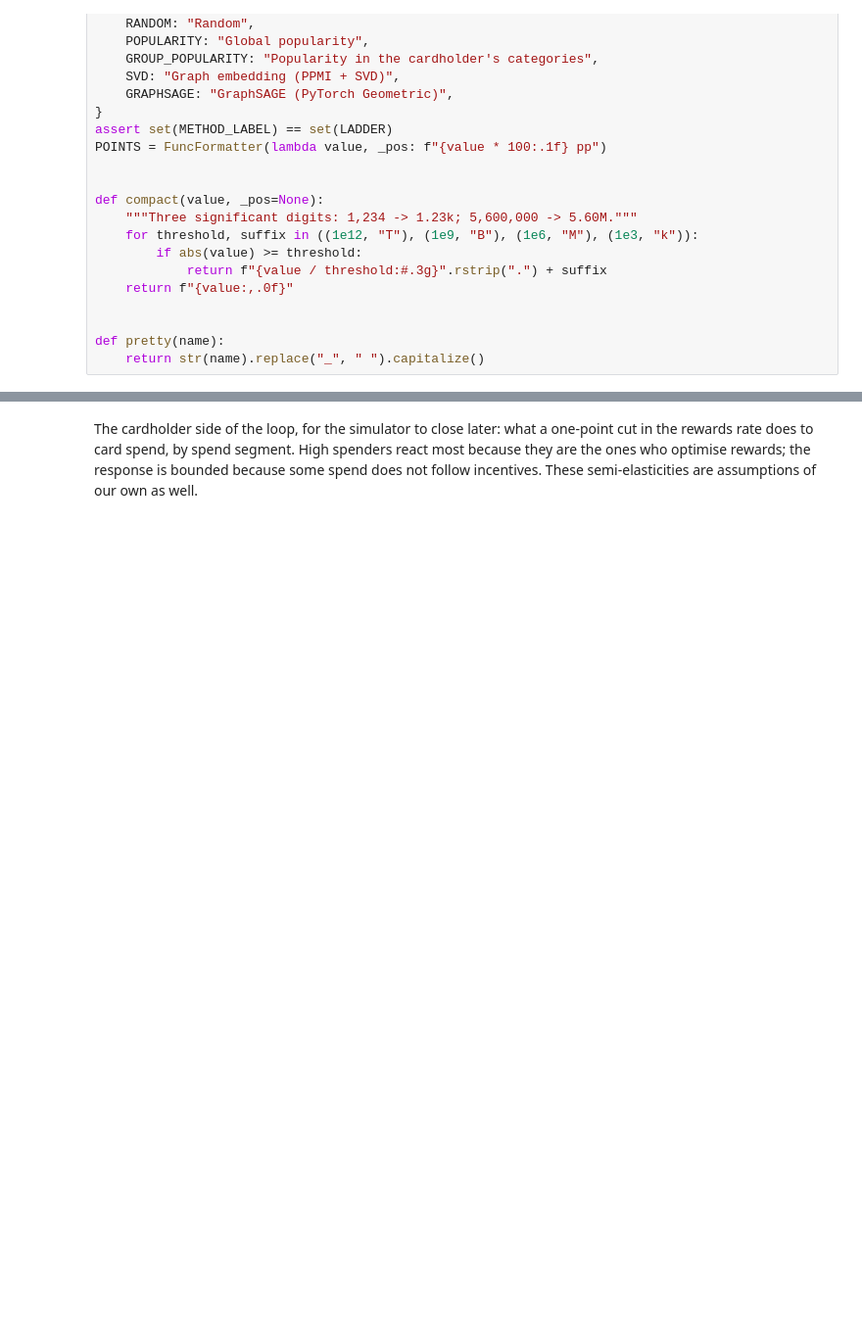
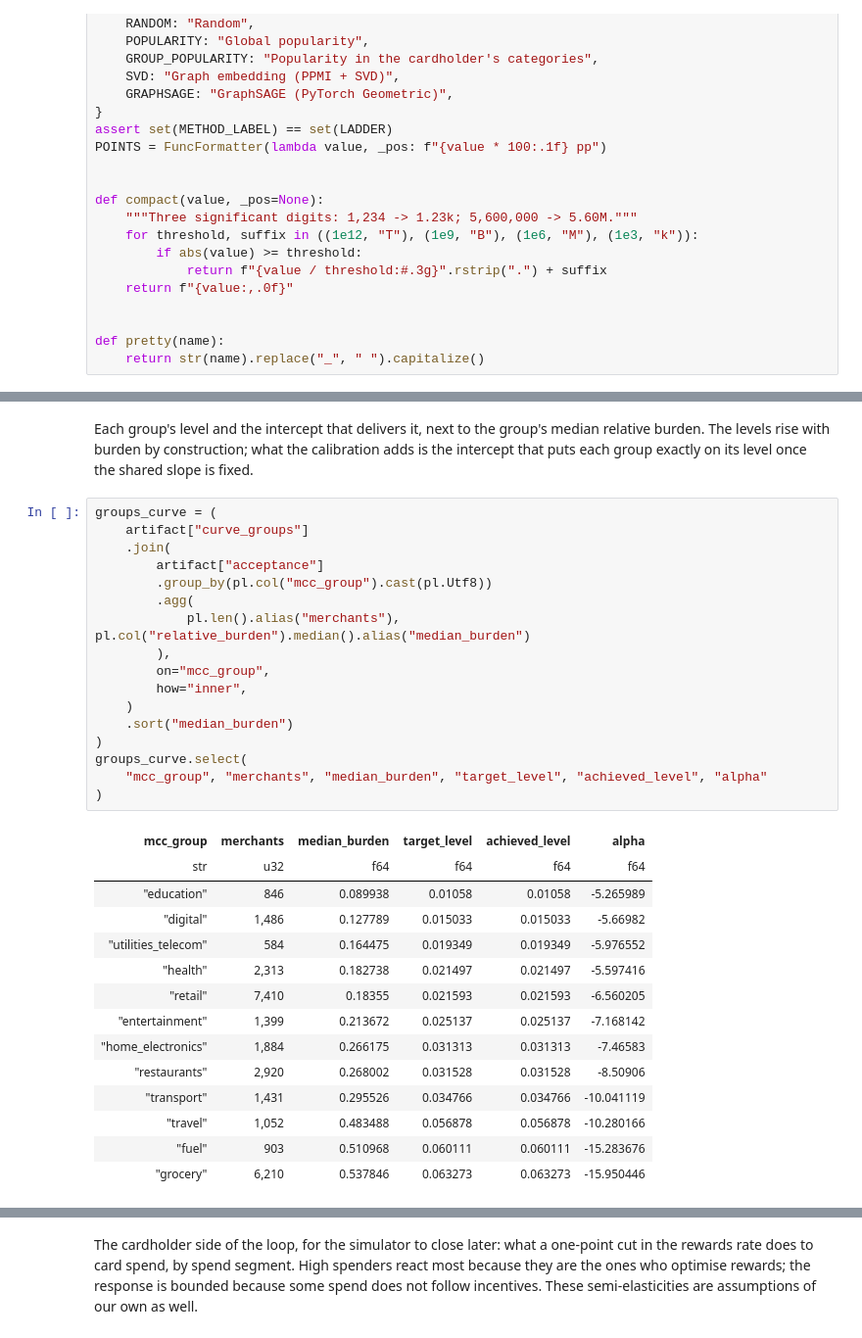
Before and after one commit to dansaavedra1103/interchange-pricing-simulator, a Jupyter notebook: notebooks/04_elasticity_calibration.ipynb, the cells around one changed output, grey strips where cells are left out. Shown at 98% size. Saved outputs shown, nothing was run; the diff lists cells and outputs as text; blank space fills up the shorter version.

```diff
--- a/notebooks/04_elasticity_calibration.ipynb
+++ b/notebooks/04_elasticity_calibration.ipynb
@@ -168,3 +176,39 @@ alpha = -35.0555    beta = 34.0051
 | "Acceptance lost when every MDR r... | 0.018 | 0.018 | 0.0 |
+# %% [markdown]
+Each group's level and the intercept that delivers it, next to the group's median
+relative burden. The levels rise with burden by construction; what the calibration adds is the
+intercept that puts each group exactly on its level once the shared slope is fixed.
+# %%
+groups_curve = (
+    artifact["curve_groups"]
+    .join(
+        artifact["acceptance"]
+        .group_by(pl.col("mcc_group").cast(pl.Utf8))
+        .agg(
+            pl.len().alias("merchants"), pl.col("relative_burden").median().alias("median_burden")
+        ),
+        on="mcc_group",
+        how="inner",
+    )
+    .sort("median_burden")
+)
+groups_curve.select(
+    "mcc_group", "merchants", "median_burden", "target_level", "achieved_level", "alpha"
+)
+# %% [output]
+| mcc_group | merchants | median_burden | target_level | achieved_level | alpha |
+| str | u32 | f64 | f64 | f64 | f64 |
+| "education" | 846 | 0.089938 | 0.01058 | 0.01058 | -5.265989 |
+| "digital" | 1,486 | 0.127789 | 0.015033 | 0.015033 | -5.66982 |
+| "utilities_telecom" | 584 | 0.164475 | 0.019349 | 0.019349 | -5.976552 |
+| "health" | 2,313 | 0.182738 | 0.021497 | 0.021497 | -5.597416 |
+| "retail" | 7,410 | 0.18355 | 0.021593 | 0.021593 | -6.560205 |
+| "entertainment" | 1,399 | 0.213672 | 0.025137 | 0.025137 | -7.168142 |
+| "home_electronics" | 1,884 | 0.266175 | 0.031313 | 0.031313 | -7.46583 |
+| "restaurants" | 2,920 | 0.268002 | 0.031528 | 0.031528 | -8.50906 |
+| "transport" | 1,431 | 0.295526 | 0.034766 | 0.034766 | -10.041119 |
+| "travel" | 1,052 | 0.483488 | 0.056878 | 0.056878 | -10.280166 |
+| "fuel" | 903 | 0.510968 | 0.060111 | 0.060111 | -15.283676 |
+| "grocery" | 6,210 | 0.537846 | 0.063273 | 0.063273 | -15.950446 |
 # %% [markdown]
 The curve for four MCC groups, from the least to the most price-sensitive. Each line is
```
Also changed, not shown: parts of 10 cells of this notebook, 12 other files.
